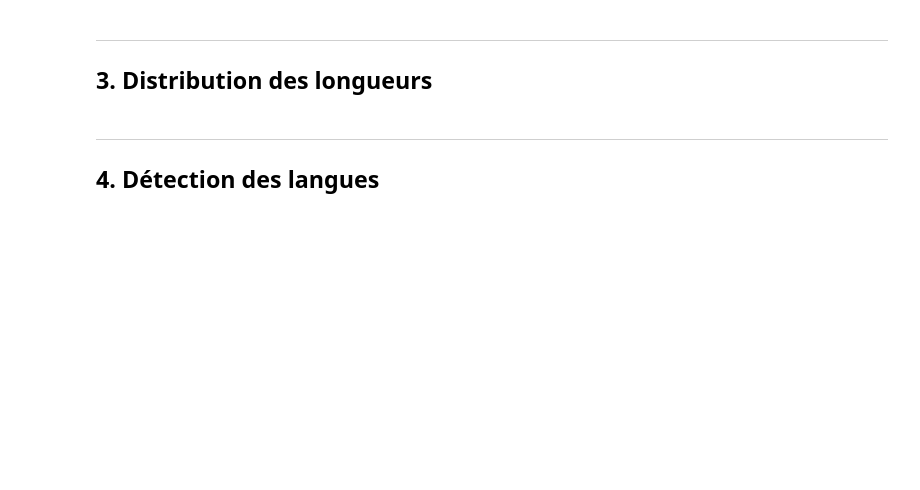
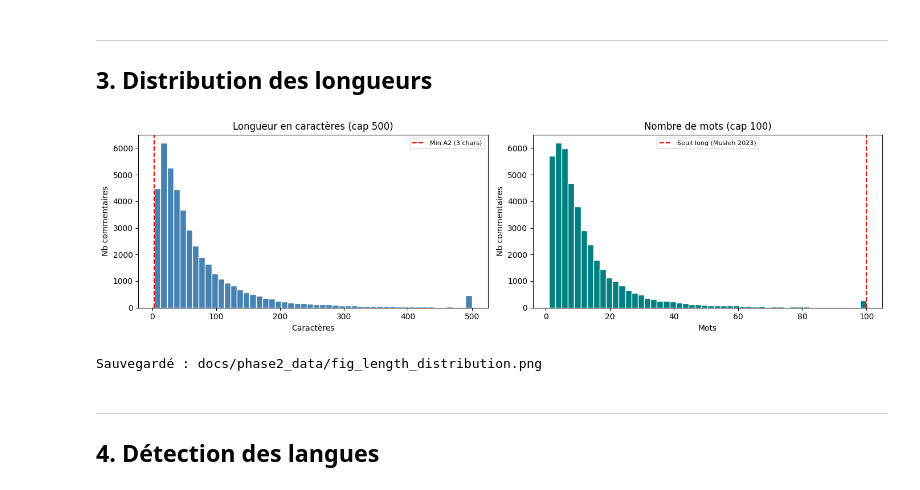
Before and after one commit to FerdinandMY/Analyse_Agentique_des_Videos_Youtube, a Jupyter notebook: notebooks/phase2_eda.ipynb, the cells around one changed output. Drawn from its saved outputs; the diff is of its cells as text; code cells hidden in the pictures; blank space fills up the shorter version.

```diff
--- a/notebooks/phase2_eda.ipynb
+++ b/notebooks/phase2_eda.ipynb
@@ -71,0 +45,15 @@ df.head()
+# %%
+df = pd.read_csv(CSV_PATH)
+# Harmonisation des noms de colonnes
+df = df.rename(columns={
+    "texte_commentaire":     "text",
+    "nb_likes_commentaire":  "author_likes",
+    "nb_reponses":           "reply_count",
+})
+
+print(f"Shape : {df.shape[0]} lignes x {df.shape[1]} colonnes")
+print(f"Colonnes : {list(df.columns)}")
+df.head()
+print(f"Shape : {df.shape[0]} lignes x {df.shape[1]} colonnes")
+print(f"Colonnes : {list(df.columns)}")
+df.head()
@@ -115,28 +155,31 @@ print(f'\nCommentaires >100 mots : {len(long_comments):,} ({100*len(long_comment
 ---
 ## 3. Distribution des longueurs
 # %%
-import pathlib; pathlib.Path('../docs/phase2_data').mkdir(parents=True, exist_ok=True)
-
 fig, axes = plt.subplots(1, 2, figsize=(14, 4))
 
-axes[0].hist(df_clean['char_length'].clip(upper=500), bins=50, color='steelblue', edgecolor='white')
-axes[0].set_title('Longueur en caracteres (cap 500)')
-axes[0].set_xlabel('Caracteres')
-axes[0].set_ylabel('Nb commentaires')
-axes[0].axvline(3, color='red', linestyle='--', label='Min A2 (3 chars)')
+axes[0].hist(df_clean["char_length"].clip(upper=500), bins=50,
+             color="steelblue", edgecolor="white")
+axes[0].set_title("Longueur en caractères (cap 500)")
+axes[0].set_xlabel("Caractères")
+axes[0].set_ylabel("Nb commentaires")
+axes[0].axvline(3, color="red", linestyle="--", label="Min A2 (3 chars)")
 axes[0].legend(fontsize=8)
 
-axes[1].hist(df_clean['word_count'].clip(upper=100), bins=50, color='teal', edgecolor='white')
-axes[1].set_title('Nombre de mots (cap 100)')
-axes[1].set_xlabel('Mots')
-axes[1].set_ylabel('Nb commentaires')
-axes[1].axvline(100, color='red', linestyle='--', label='Seuil long (Musleh 2023)')
+axes[1].hist(df_clean["word_count"].clip(upper=100), bins=50,
+             color="teal", edgecolor="white")
+axes[1].set_title("Nombre de mots (cap 100)")
+axes[1].set_xlabel("Mots")
+axes[1].set_ylabel("Nb commentaires")
+axes[1].axvline(100, color="red", linestyle="--", label="Seuil long (Musleh 2023)")
 axes[1].legend(fontsize=8)
 
 plt.tight_layout()
-plt.savefig('../docs/phase2_data/fig_length_distribution.png', dpi=150, bbox_inches='tight')
+plt.savefig("../docs/phase2_data/fig_length_distribution.png", dpi=150, bbox_inches="tight")
 plt.show()
-print('Sauvegarde : docs/phase2_data/fig_length_distribution.png')
+print("Sauvegardé : docs/phase2_data/fig_length_distribution.png")
+# %% [output]
+[figure, added]
+Sauvegardé : docs/phase2_data/fig_length_distribution.png
 # %% [markdown]
 ---
 ## 4. Détection des langues
```
Also changed, not shown: parts of 22 cells of this notebook, 5 other files.
